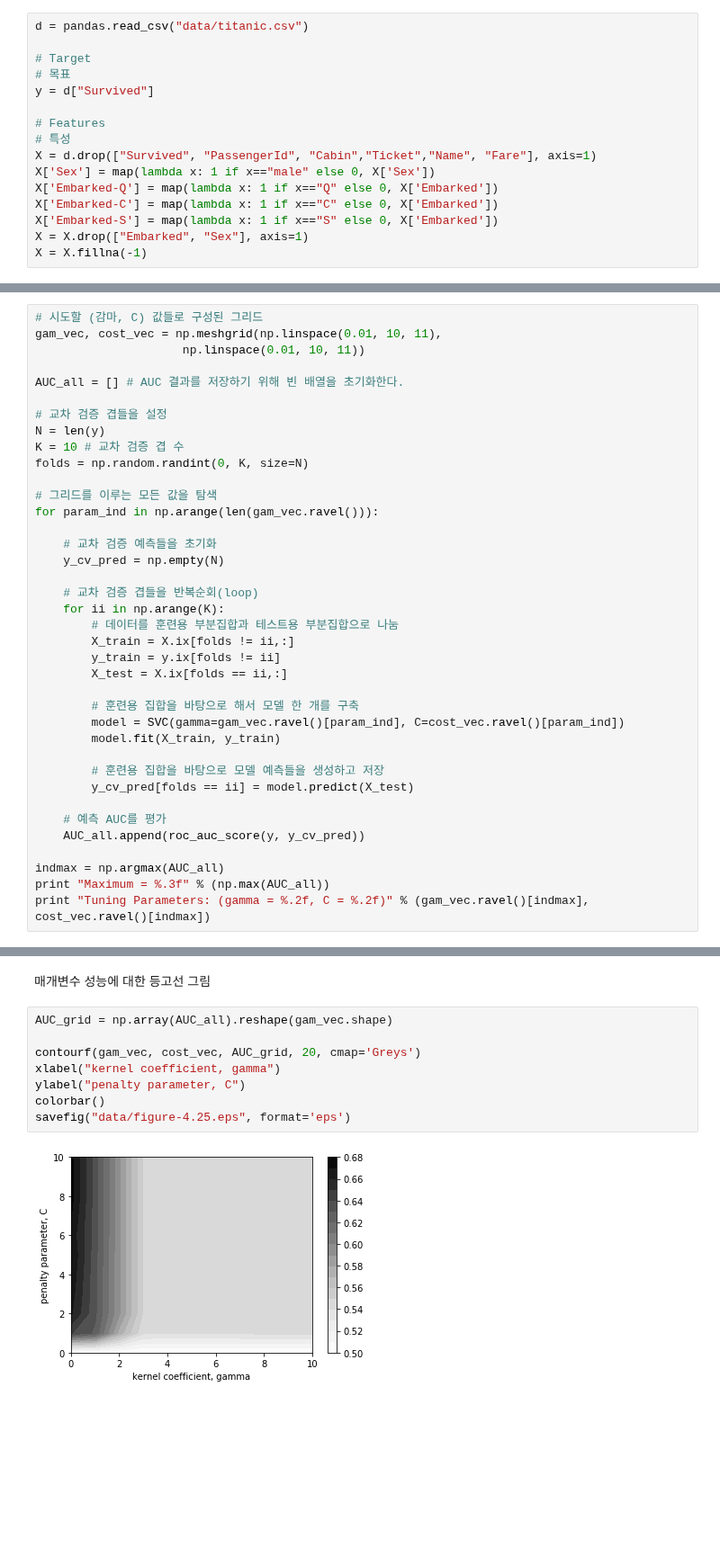
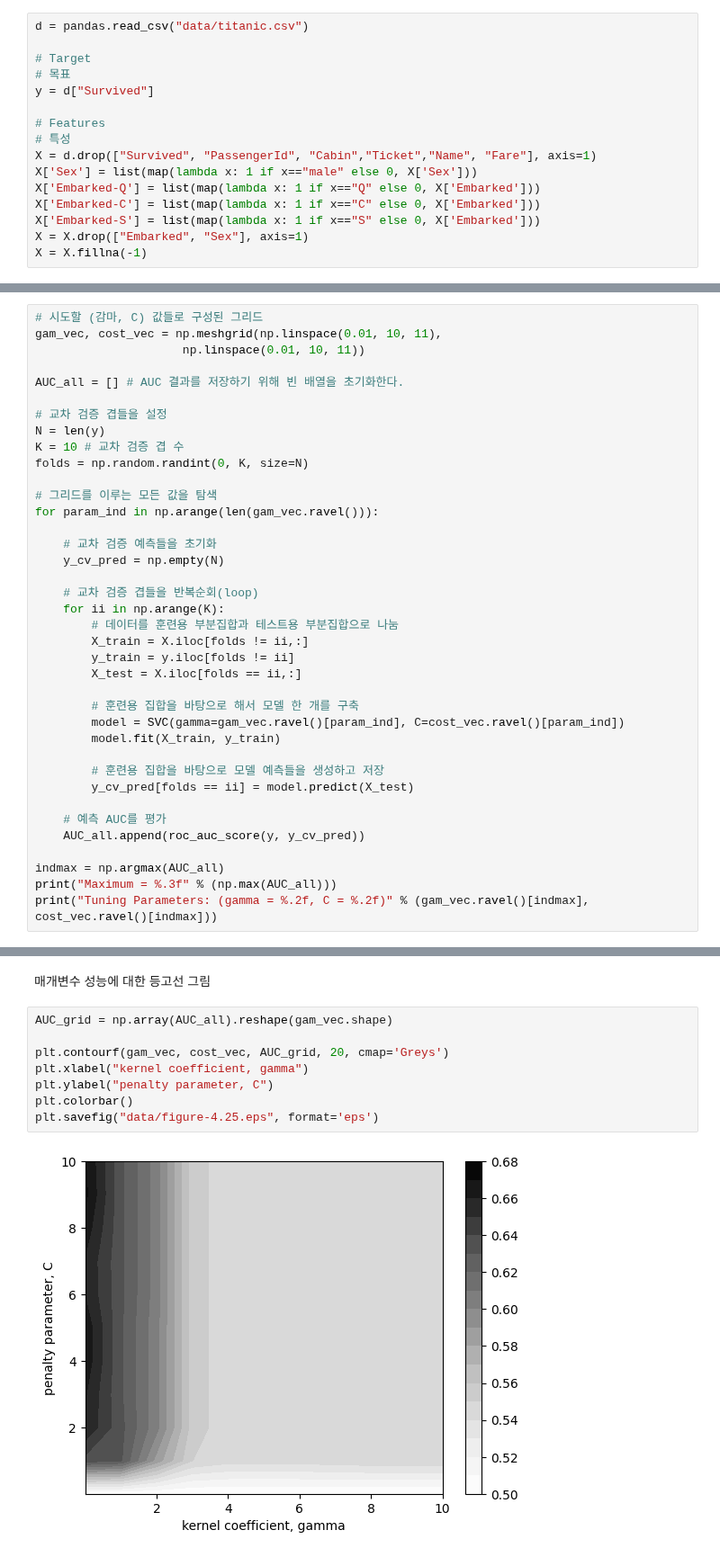
Before and after one commit to wikibook/real-world-machine-learning, a Jupyter notebook: Chapter 4 - Evaluation and Optimization.ipynb, the cells around one changed output, grey strips where cells are left out. Shown at 90% size. Drawn from its saved outputs; the diff is of its cells as text; blank space fills up the shorter version.

```diff
--- a/Chapter 4 - Evaluation and Optimization.ipynb
+++ b/Chapter 4 - Evaluation and Optimization.ipynb
@@ -198,10 +193,10 @@ y = d["Survived"]
 # Features
 # 특성
 X = d.drop(["Survived", "PassengerId", "Cabin","Ticket","Name", "Fare"], axis=1)
-X['Sex'] = map(lambda x: 1 if x=="male" else 0, X['Sex'])
-X['Embarked-Q'] = map(lambda x: 1 if x=="Q" else 0, X['Embarked'])
-X['Embarked-C'] = map(lambda x: 1 if x=="C" else 0, X['Embarked'])
-X['Embarked-S'] = map(lambda x: 1 if x=="S" else 0, X['Embarked'])
+X['Sex'] = list(map(lambda x: 1 if x=="male" else 0, X['Sex']))
+X['Embarked-Q'] = list(map(lambda x: 1 if x=="Q" else 0, X['Embarked']))
+X['Embarked-C'] = list(map(lambda x: 1 if x=="C" else 0, X['Embarked']))
+X['Embarked-S'] = list(map(lambda x: 1 if x=="S" else 0, X['Embarked']))
 X = X.drop(["Embarked", "Sex"], axis=1)
 X = X.fillna(-1)
 # %% [markdown]
@@ -227,9 +222,9 @@ for param_ind in np.arange(len(gam_vec.ravel())):
     # 교차 검증 겹들을 반복순회(loop)
     for ii in np.arange(K):
         # 데이터를 훈련용 부분집합과 테스트용 부분집합으로 나눔
-        X_train = X.ix[folds != ii,:]
-        y_train = y.ix[folds != ii]
-        X_test = X.ix[folds == ii,:]
+        X_train = X.iloc[folds != ii,:]
+        y_train = y.iloc[folds != ii]
+        X_test = X.iloc[folds == ii,:]
 
         # 훈련용 집합을 바탕으로 해서 모델 한 개를 구축
         model = SVC(gamma=gam_vec.ravel()[param_ind], C=cost_vec.ravel()[param_ind])
@@ -242,6 +237,6 @@ for param_ind in np.arange(len(gam_vec.ravel())):
     AUC_all.append(roc_auc_score(y, y_cv_pred))
 
 indmax = np.argmax(AUC_all)
-print "Maximum = %.3f" % (np.max(AUC_all))
-print "Tuning Parameters: (gamma = %.2f, C = %.2f)" % (gam_vec.ravel()[indmax], cost_vec.ravel()[indmax])
+print("Maximum = %.3f" % (np.max(AUC_all)))
+print("Tuning Parameters: (gamma = %.2f, C = %.2f)" % (gam_vec.ravel()[indmax], cost_vec.ravel()[indmax]))
 # %% [output]
@@ -252,10 +247,10 @@ Tuning Parameters: (gamma = 0.01, C = 8.00)
 # %%
 AUC_grid = np.array(AUC_all).reshape(gam_vec.shape)
 
-contourf(gam_vec, cost_vec, AUC_grid, 20, cmap='Greys')
-xlabel("kernel coefficient, gamma")
-ylabel("penalty parameter, C")
-colorbar()
-savefig("data/figure-4.25.eps", format='eps')
+plt.contourf(gam_vec, cost_vec, AUC_grid, 20, cmap='Greys')
+plt.xlabel("kernel coefficient, gamma")
+plt.ylabel("penalty parameter, C")
+plt.colorbar()
+plt.savefig("data/figure-4.25.eps", format='eps')
 # %% [output]
-[figure, old version]
+[figure, new version]
```
Also changed, not shown: parts of 15 cells of this notebook.
